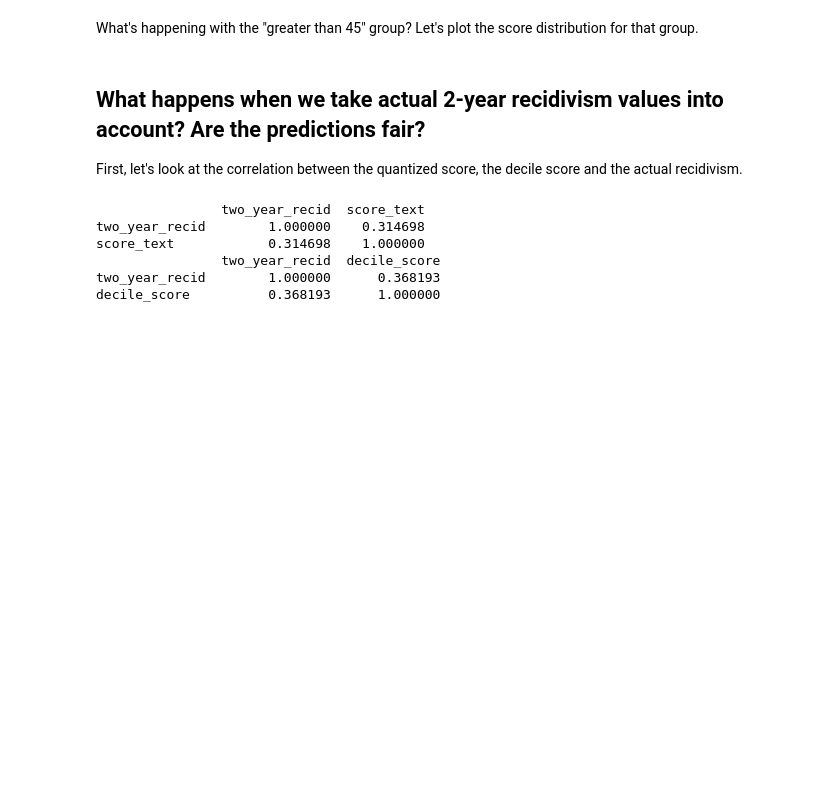
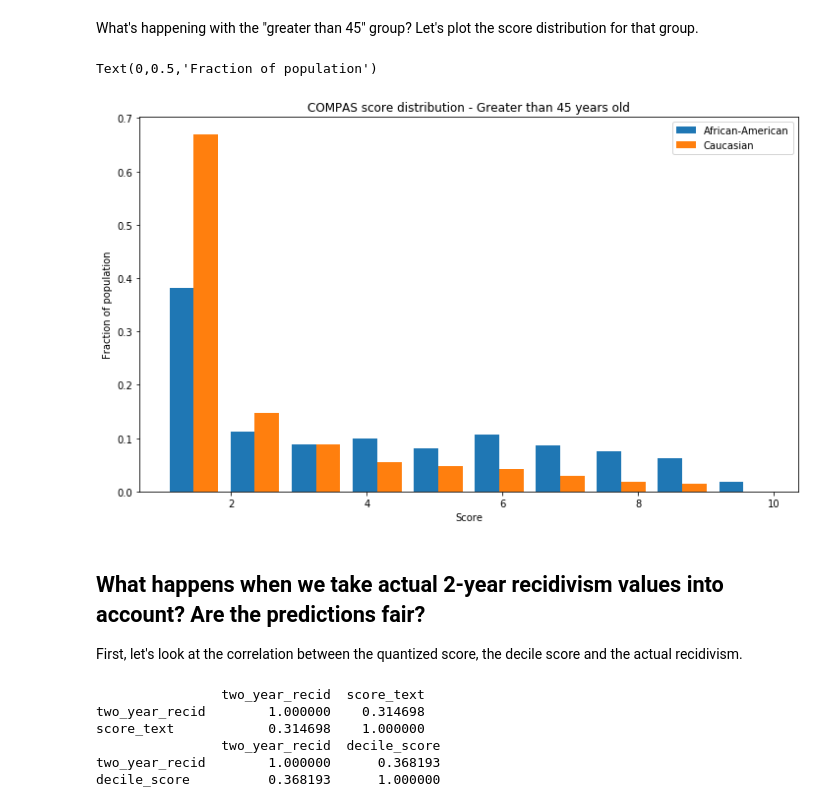
Before and after one commit to caitlinkuhlman/bpdmtutorial, a Jupyter notebook: tutorial-COMPAS.ipynb, the cells around one changed output. Cells and saved outputs as stored; diff of their text form; code cells hidden in the pictures; blank space fills up the shorter version.

```diff
--- a/tutorial-COMPAS.ipynb
+++ b/tutorial-COMPAS.ipynb
@@ -275,16 +291,19 @@ Now we can look at the percentage difference of the average COMPAS scores betwee
 # %% [markdown]
 What's happening with the "greater than 45" group? Let's plot the score distribution for that group.
 # %%
-# # hard to find... For example at young felons with no priors
-# df_g45 = df.loc[(df['age']>=45)]
-# x = df_g45.loc[df_g45['race']=='African-American','decile_score'].values
-# y = df_g45.loc[df_g45['race']=='Caucasian','decile_score'].values
-# plt.figure(figsize=[12,7])
-# plt.hist([x,y],normed=True)
-# plt.legend(['African-American','Caucasian'])
-# plt.title('COMPAS score distribution - Greater than 45 years old')
-# plt.xlabel('Score')
-# plt.ylabel('Fraction of population')
+# hard to find... For example at young felons with no priors
+df_g45 = df.loc[(df['age']>=45)]
+x = df_g45.loc[df_g45['race']=='African-American','decile_score'].values
+y = df_g45.loc[df_g45['race']=='Caucasian','decile_score'].values
+plt.figure(figsize=[12,7])
+plt.hist([x,y],normed=True)
+plt.legend(['African-American','Caucasian'])
+plt.title('COMPAS score distribution - Greater than 45 years old')
+plt.xlabel('Score')
+plt.ylabel('Fraction of population')
+# %% [output]
+Text(0,0.5,'Fraction of population')
+[figure, added]
 # %% [markdown]
 ## What happens when we take actual 2-year recidivism values into account? Are the predictions fair?
 
```
Also changed, not shown: parts of 3 cells of this notebook.
